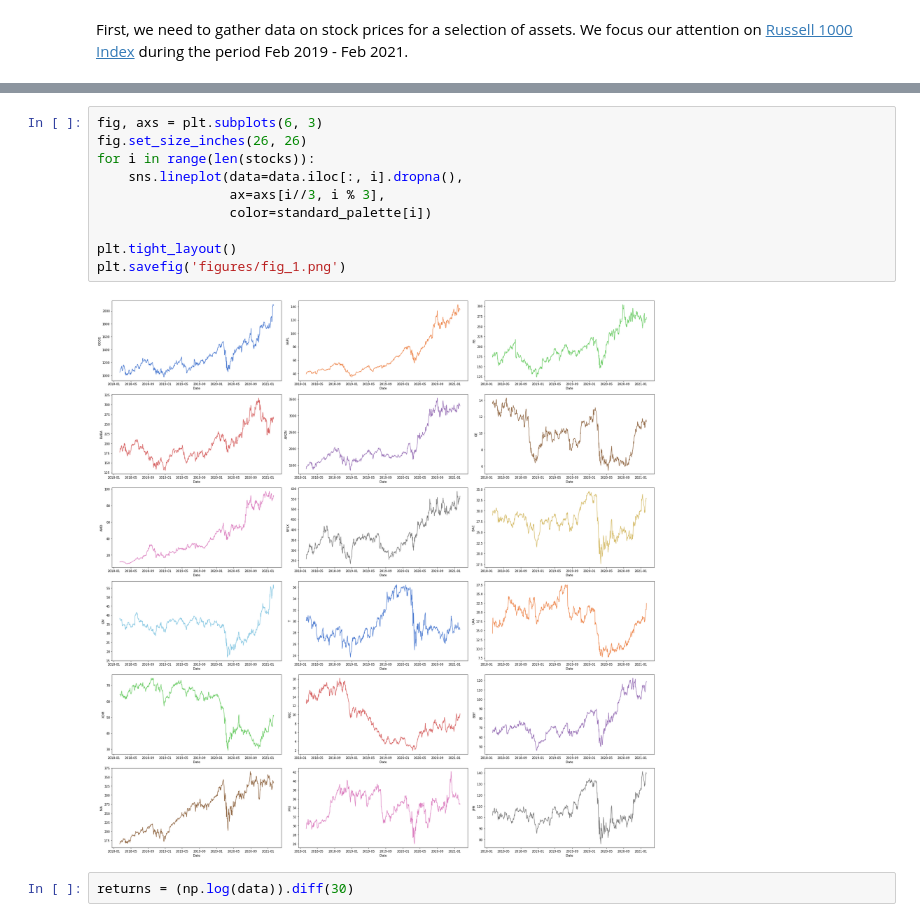
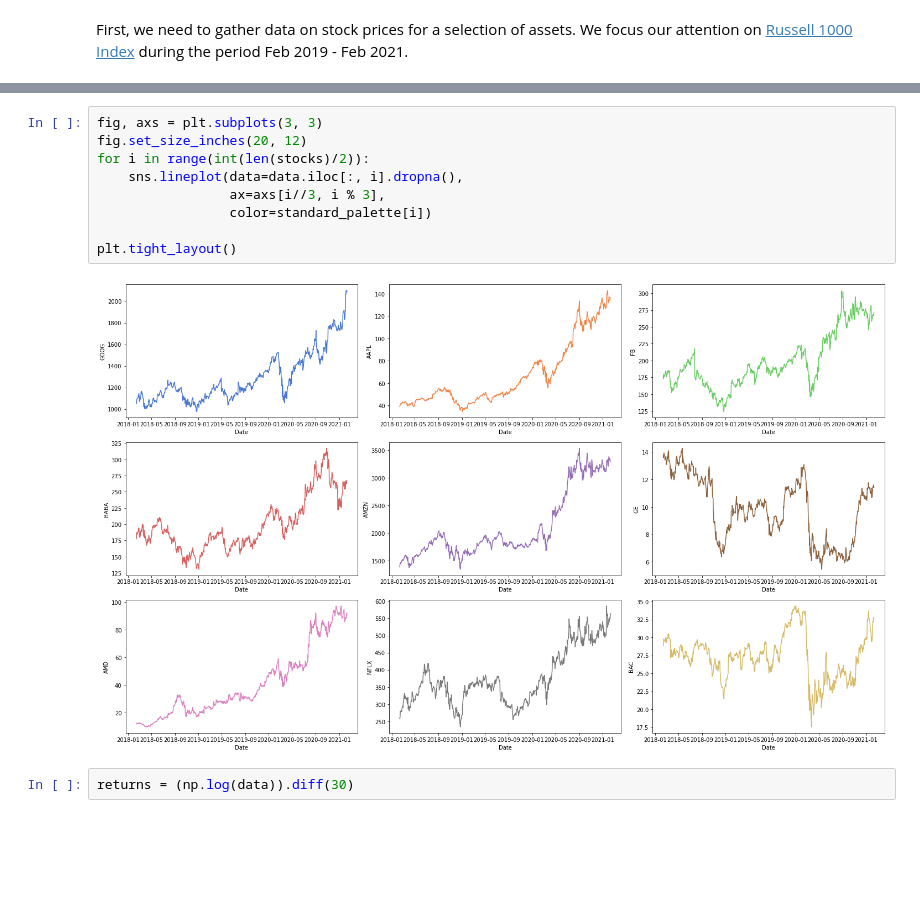
Before and after one commit to patohdzs/getting-them-stonks, a Jupyter notebook: stonks.ipynb, the cells around one changed output, grey strips where cells are left out. Saved outputs shown, nothing was run; the diff lists cells and outputs as text; blank space fills up the shorter version.

Commit message:
Update stonks.ipynb
- Switched notebooks
- Matplotlib funky plots
- Improved markdwn formatting

```diff
--- a/stonks.ipynb
+++ b/stonks.ipynb
@@ -104,15 +87,14 @@ data.head()
 # %%
-fig, axs = plt.subplots(6, 3)
-fig.set_size_inches(26, 26)
-for i in range(len(stocks)):
+fig, axs = plt.subplots(3, 3)
+fig.set_size_inches(20, 12)
+for i in range(int(len(stocks)/2)):
     sns.lineplot(data=data.iloc[:, i].dropna(),
                  ax=axs[i//3, i % 3],
                  color=standard_palette[i])
 
 plt.tight_layout()
-plt.savefig('figures/fig_1.png')
 # %% [output]
-[figure, old version]
+[figure, new version]
 # %%
 returns = (np.log(data)).diff(30)
 # %%
```
Also changed, not shown: parts of 54 cells of this notebook.
